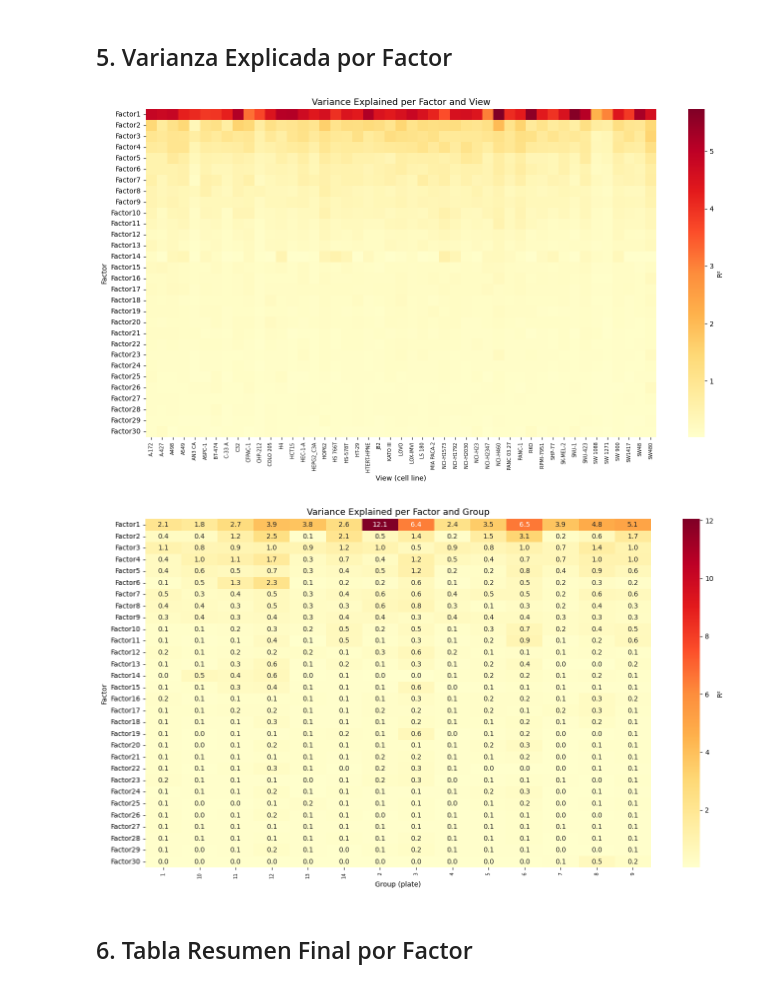
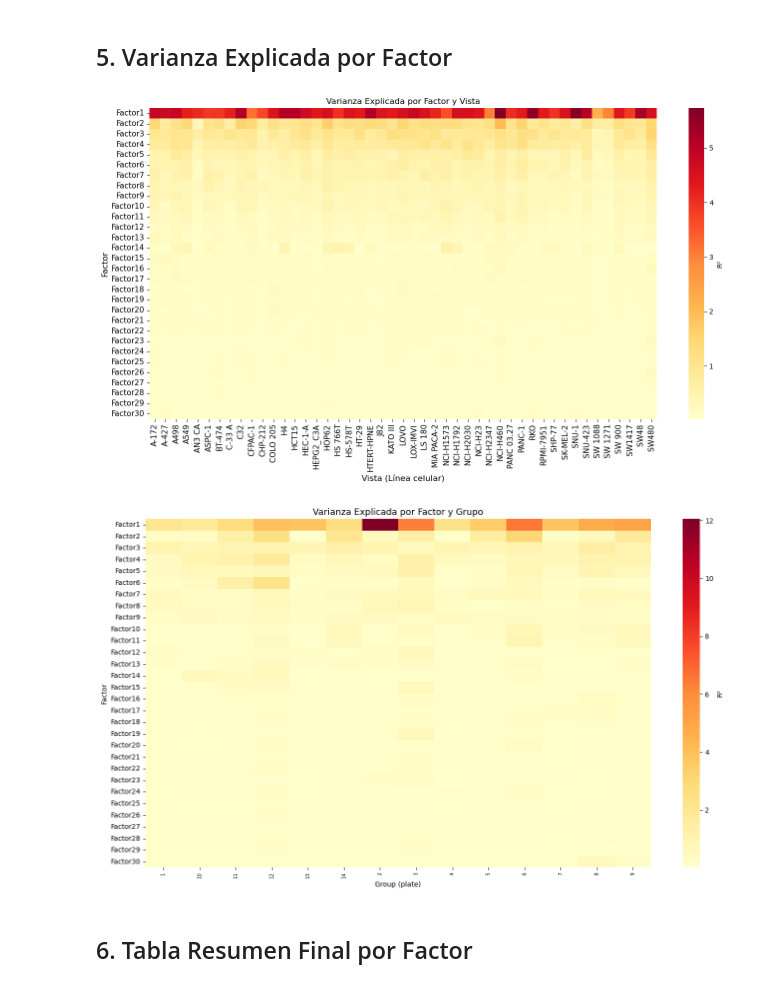
Before and after one commit to MALL-Lab/drug_clustering_pub, a Jupyter notebook: TFM_mao/notebooks/09_biological_analysis.ipynb, the cells around one changed output. Drawn from its saved outputs; the diff is of its cells as text; code cells hidden in the pictures.

```diff
--- a/TFM_mao/notebooks/09_biological_analysis.ipynb
+++ b/TFM_mao/notebooks/09_biological_analysis.ipynb
@@ -258,37 +285,39 @@ plt.show()
 # %%
 model = mfx.mofa_model(PATH_MODEL)
 r2    = model.get_r2()
 
 r2_per_view  = r2.groupby(["Factor", "View"])["R2"].mean().reset_index()
 r2_per_group = r2.groupby(["Factor", "Group"])["R2"].mean().reset_index()
 
 r2_view_pivot  = r2_per_view.pivot(index="Factor",  columns="View",  values="R2").loc[factor_order]
 r2_group_pivot = r2_per_group.pivot(index="Factor", columns="Group", values="R2").loc[factor_order]
 
 plt.figure(figsize=(14, 8))
 sns.heatmap(r2_view_pivot, cmap="YlOrRd",
             yticklabels=True, cbar_kws={"label": "R²"})
-plt.title("Variance Explained per Factor and View", fontsize=13)
-plt.xlabel("View (cell line)")
-plt.xticks(rotation=90, fontsize=7)
+plt.title("Varianza Explicada por Factor y Vista", fontsize=12)
+plt.xlabel("Vista (Línea celular)",fontsize=12)
+plt.ylabel("Factor",fontsize=12)
+plt.yticks(rotation=0, fontsize=11)
+plt.xticks(rotation=90, fontsize=11)
 plt.tight_layout()
 plt.savefig(f"{PATH_OUT_GRAF}_variance_per_view.png", dpi=300, bbox_inches='tight')
 plt.show()
 
 
 
 plt.figure(figsize=(14,8))
 sns.heatmap(r2_group_pivot, cmap="YlOrRd",
-            annot=True, fmt=".1f", yticklabels=True, cbar_kws={"label": "R²"})
-plt.title("Variance Explained per Factor and Group", fontsize=13)
+            annot=False, fmt=".1f", yticklabels=True, cbar_kws={"label": "R²"})
+plt.title("Varianza Explicada por Factor y Grupo", fontsize=13)
 plt.xlabel("Group (plate)")
 plt.xticks(rotation=90, fontsize=7)
 plt.savefig(f"{PATH_OUT_GRAF}_variance_per_group.png", dpi=300, bbox_inches='tight')
 plt.tight_layout()
 plt.show()
 # %% [output]
-[figure, old version]
+[figure, new version]
-[figure, old version]
+[figure, new version]
 # %% [markdown]
 ## 6. Tabla Resumen Final por Factor
 # %%
```
Also changed, not shown: parts of 9 cells of this notebook, 22 other files.
